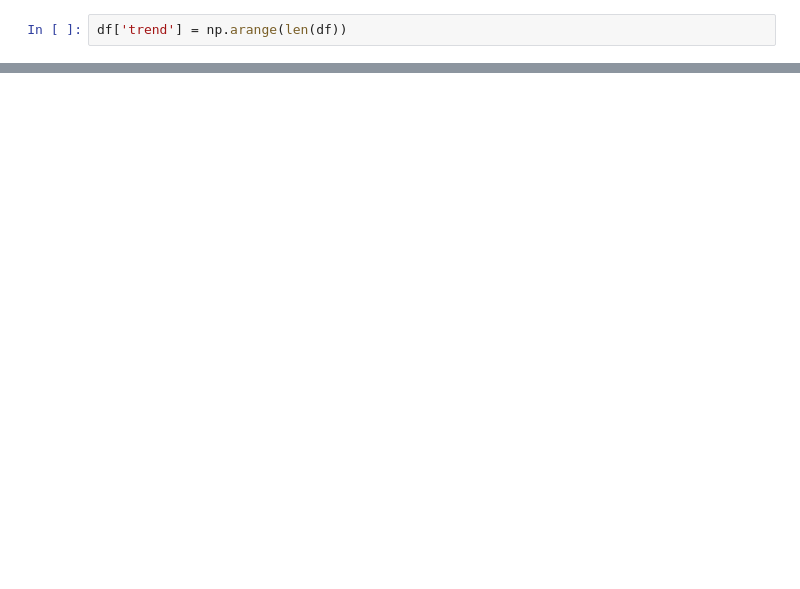
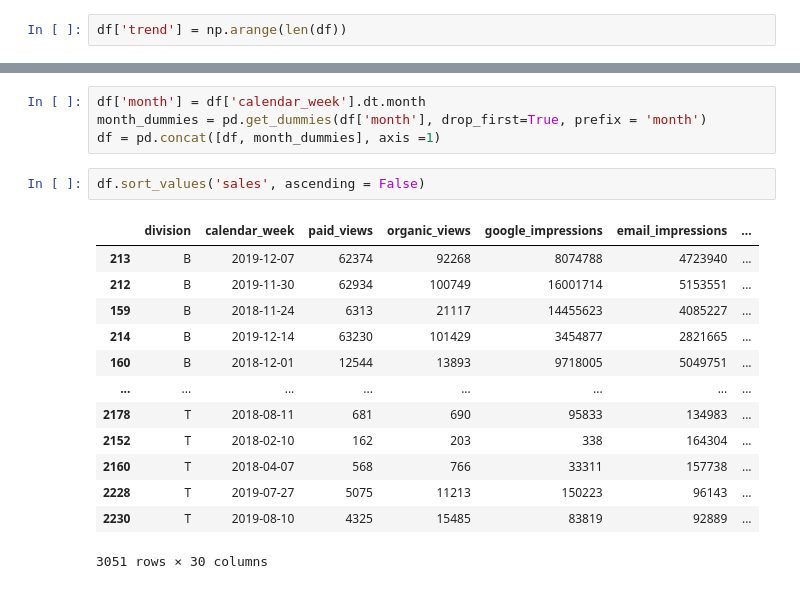
Before and after one commit to N-anle/Marketing-Mix-Modelling, a Jupyter notebook: notebooks/notebook.ipynb, the cells around one changed output, grey strips where cells are left out. Cells and saved outputs as stored; diff of their text form; blank space fills up the shorter version.

```diff
--- a/notebooks/notebook.ipynb
+++ b/notebooks/notebook.ipynb
@@ -467,0 +513,20 @@ df['trend'] = np.arange(len(df))
+# %%
+df['month'] = df['calendar_week'].dt.month
+month_dummies = pd.get_dummies(df['month'], drop_first=True, prefix = 'month')
+df = pd.concat([df, month_dummies], axis =1)
+# %%
+df.sort_values('sales', ascending = False)
+# %% [output]
+|  | division | calendar_week | paid_views | organic_views | google_impressions | email_impressions | ... |
+| 213 | B | 2019-12-07 | 62374 | 92268 | 8074788 | 4723940 | ... |
+| 212 | B | 2019-11-30 | 62934 | 100749 | 16001714 | 5153551 | ... |
+| 159 | B | 2018-11-24 | 6313 | 21117 | 14455623 | 4085227 | ... |
+| 214 | B | 2019-12-14 | 63230 | 101429 | 3454877 | 2821665 | ... |
+| 160 | B | 2018-12-01 | 12544 | 13893 | 9718005 | 5049751 | ... |
+| ... | ... | ... | ... | ... | ... | ... | ... |
+| 2178 | T | 2018-08-11 | 681 | 690 | 95833 | 134983 | ... |
+| 2152 | T | 2018-02-10 | 162 | 203 | 338 | 164304 | ... |
+| 2160 | T | 2018-04-07 | 568 | 766 | 33311 | 157738 | ... |
+| 2228 | T | 2019-07-27 | 5075 | 11213 | 150223 | 96143 | ... |
+| 2230 | T | 2019-08-10 | 4325 | 15485 | 83819 | 92889 | ... |
+3051 rows × 30 columns
```
Also changed, not shown: parts of 6 cells of this notebook.
